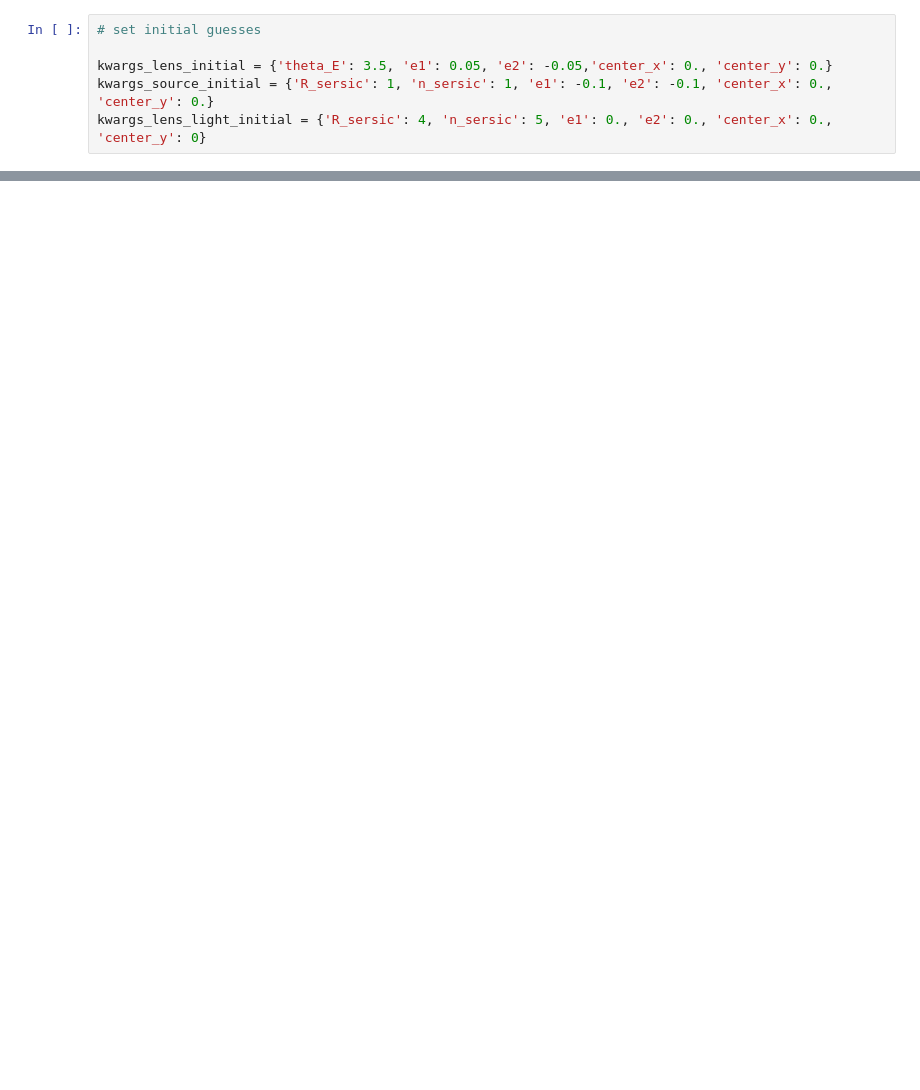
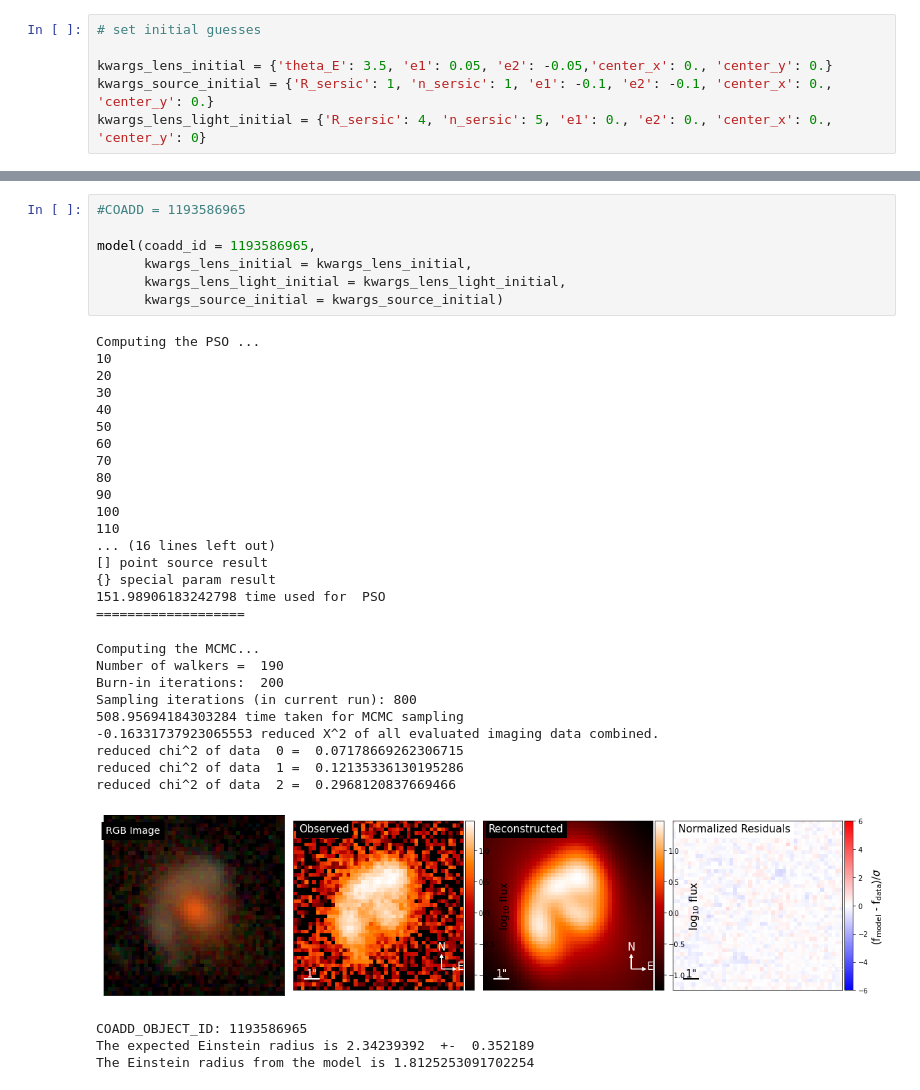
Before and after one commit to gilliancartwright/Lens-Modeling-DeepZipper-Candidates, a Jupyter notebook: Modeling_Data.ipynb, the cells around one changed output, grey strips where cells are left out. Saved outputs shown, nothing was run; the diff lists cells and outputs as text; blank space fills up the shorter version.

```diff
--- a/Modeling_Data.ipynb
+++ b/Modeling_Data.ipynb
@@ -440,0 +469,38 @@ The Einstein radius from the model is 3.3613444462935687
+# %%
+#COADD = 1193586965
+
+model(coadd_id = 1193586965,
+      kwargs_lens_initial = kwargs_lens_initial,
+      kwargs_lens_light_initial = kwargs_lens_light_initial,
+      kwargs_source_initial = kwargs_source_initial)
+# %% [output]
+Computing the PSO ...
+10
+20
+30
+40
+50
+60
+70
+80
+90
+100
+110
+... (16 lines left out)
+[] point source result
+{} special param result
+151.98906183242798 time used for  PSO
+===================
+Computing the MCMC...
+Number of walkers =  190
+Burn-in iterations:  200
+Sampling iterations (in current run): 800
+508.95694184303284 time taken for MCMC sampling
+-0.16331737923065553 reduced X^2 of all evaluated imaging data combined.
+reduced chi^2 of data  0 =  0.07178669262306715
+reduced chi^2 of data  1 =  0.12135336130195286
+reduced chi^2 of data  2 =  0.2968120837669466
+[figure, added]
+COADD_OBJECT_ID: 1193586965
+The expected Einstein radius is 2.34239392  +-  0.352189
+The Einstein radius from the model is 1.8125253091702254
```
Also changed, not shown: parts of 14 cells of this notebook.
